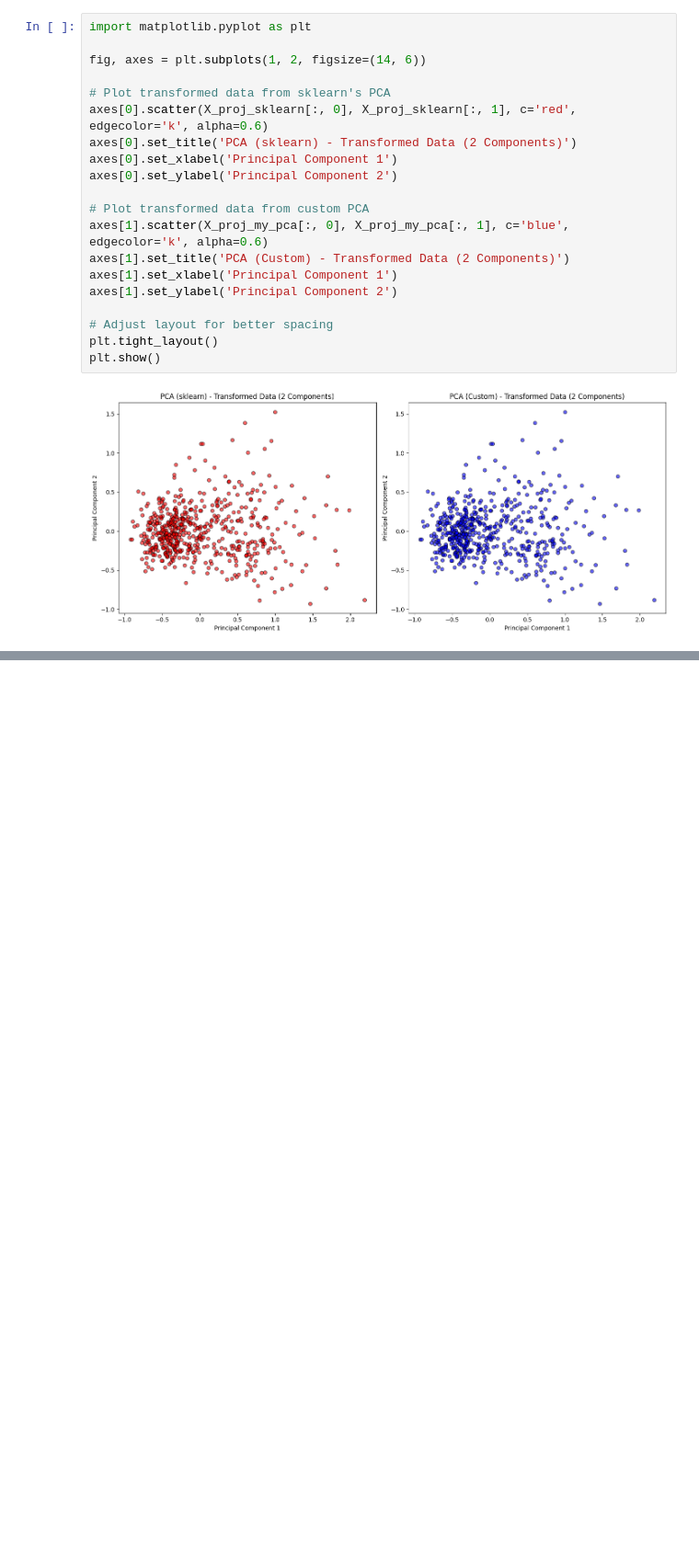
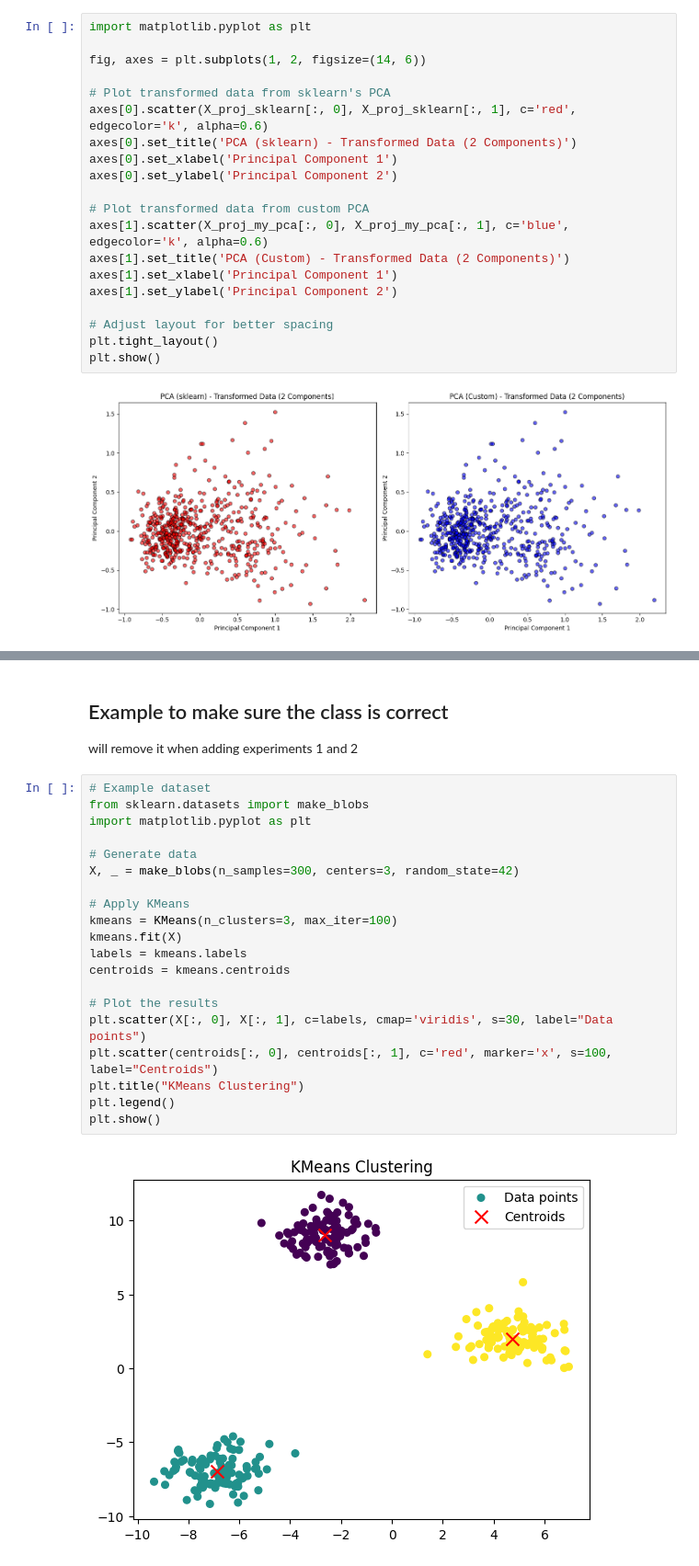
Before and after one commit to MennaMagdie/Machine-Learning-Labs, a Jupyter notebook: unsupervised-learning/pca-kmeans.ipynb, the cells around one changed output, grey strips where cells are left out. Shown: that part at 92% size. Drawn from its saved outputs; the diff is of its cells as text; blank space fills up the shorter version.

Commit message:
Added Kmeans implementation

```diff
--- a/unsupervised-learning/pca-kmeans.ipynb
+++ b/unsupervised-learning/pca-kmeans.ipynb
@@ -236,0 +277,26 @@ plt.show()
+# %% [markdown]
+## Example to  make sure the class is correct
+
+will remove it when adding experiments 1 and 2
+# %%
+# Example dataset
+from sklearn.datasets import make_blobs
+import matplotlib.pyplot as plt
+
+# Generate data
+X, _ = make_blobs(n_samples=300, centers=3, random_state=42)
+
+# Apply KMeans
+kmeans = KMeans(n_clusters=3, max_iter=100)
+kmeans.fit(X)
+labels = kmeans.labels
+centroids = kmeans.centroids
+
+# Plot the results
+plt.scatter(X[:, 0], X[:, 1], c=labels, cmap='viridis', s=30, label="Data points")
+plt.scatter(centroids[:, 0], centroids[:, 1], c='red', marker='x', s=100, label="Centroids")
+plt.title("KMeans Clustering")
+plt.legend()
+plt.show()
+# %% [output]
+[figure, added]
```
Also changed, not shown: parts of 3 cells of this notebook.
